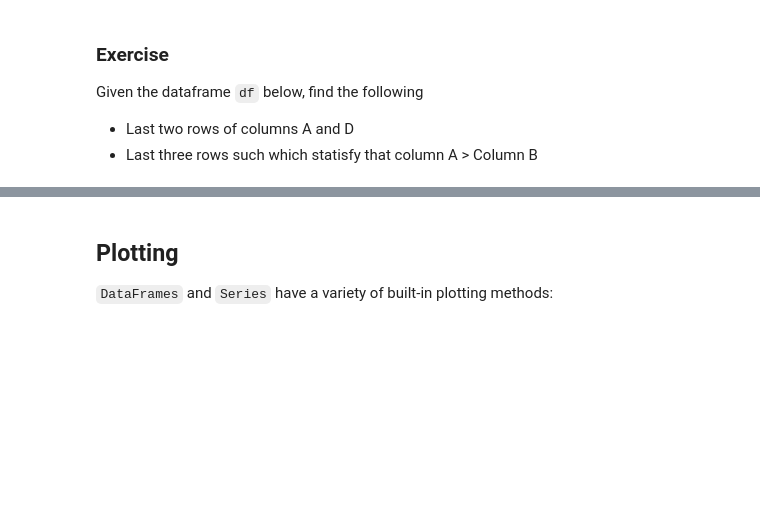
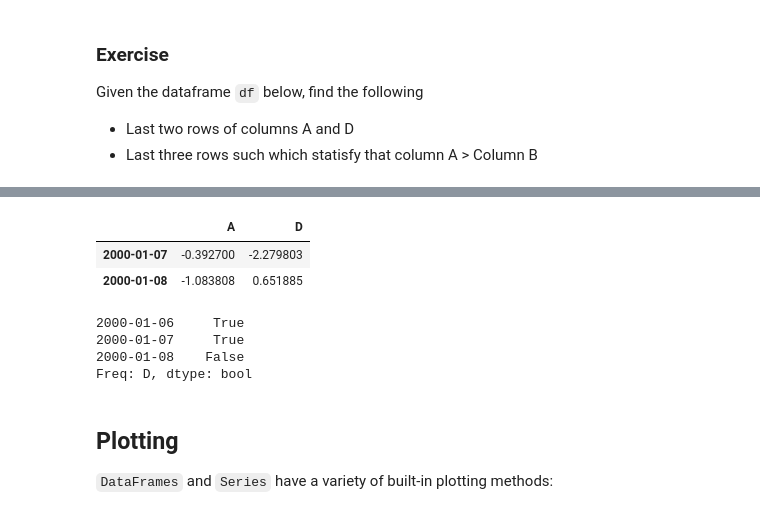
Before and after one commit to caam37830/book, a Jupyter notebook: 07_data/pandas.ipynb, the cells around one changed output, grey strips where cells are left out. Cells and saved outputs as stored; diff of their text form; code cells hidden in the pictures; blank space fills up the shorter version.

```diff
--- a/07_data/pandas.ipynb
+++ b/07_data/pandas.ipynb
@@ -772,6 +816,22 @@ df
 8 rows × 4 columns
 # %%
 ## Your code here
+# %%
+# Solution: Last two rows of columns A and D
+df.iloc[[6,7], [0,3]]
+# %% [output]
+|  | A | D |
+| 2000-01-07 | -0.392700 | -2.279803 |
+| 2000-01-08 | -1.083808 | 0.651885 |
+# %%
+# Solution: Last three rows such which statisfy that column A > Column B
+last3rows = df.iloc[5:8,]  # last three rows
+print(last3rows['A'] > last3rows['B']) # The boolean statement return true if column A > Column B.
+# %% [output]
+2000-01-06     True
+2000-01-07     True
+2000-01-08    False
+Freq: D, dtype: bool
 # %% [markdown]
 ## Plotting
 
```
Also changed, not shown: parts of 45 cells of this notebook, 1 other file.
